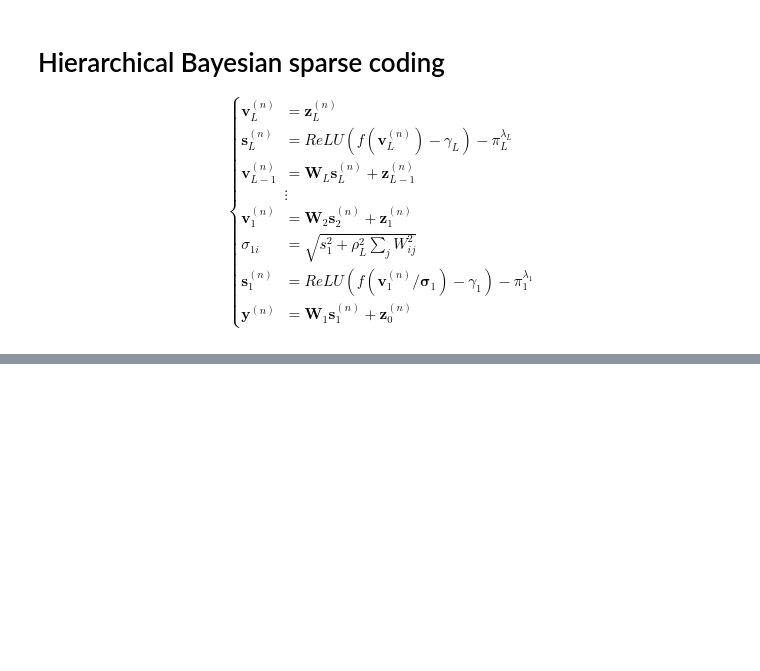
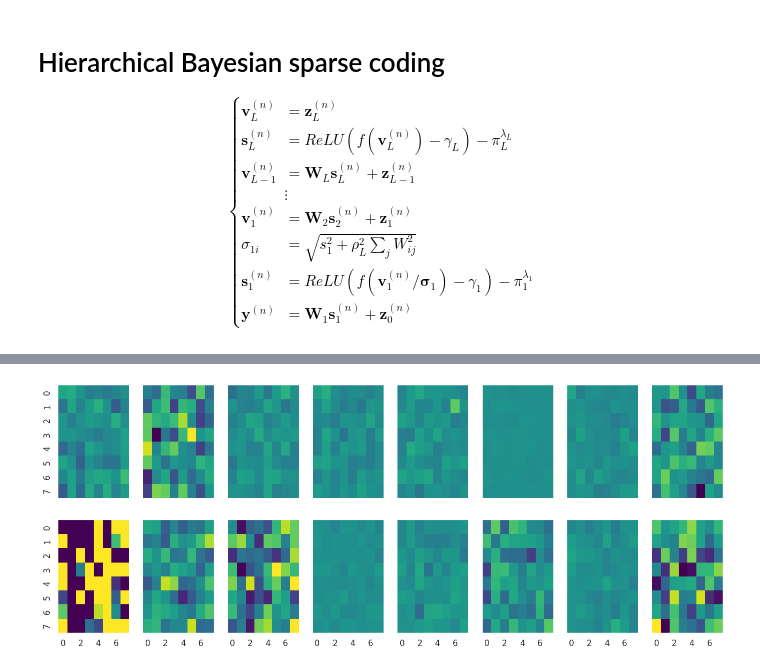
Before and after one commit to dimarkov/numpc, a Jupyter notebook: notebooks/bayespcn/bayes_hierarchical_sparse_coding.ipynb, the cells around one changed output, grey strips where cells are left out. Drawn from its saved outputs; the diff is of its cells as text; code cells hidden in the pictures; blank space fills up the shorter version.

```diff
--- a/notebooks/bayespcn/bayes_hierarchical_sparse_coding.ipynb
+++ b/notebooks/bayespcn/bayes_hierarchical_sparse_coding.ipynb
@@ -163 +228,10 @@ sample = pred(key, layers=layers, n=100)
+# %%
+sample['W1'][0]
+
+fig, axes = plt.subplots(2, 8, figsize=(16, 6), sharey=True, sharex=True)
+
+for i, ax in enumerate(axes.flatten()):
+    sns.heatmap(sample['W1'][0][i], ax=ax, cmap='viridis', vmax=1, vmin=-1, cbar=False)
+# %% [output]
+[figure, added]
 # %%
```
Also changed, not shown: parts of 17 cells of this notebook, 5 other files.
